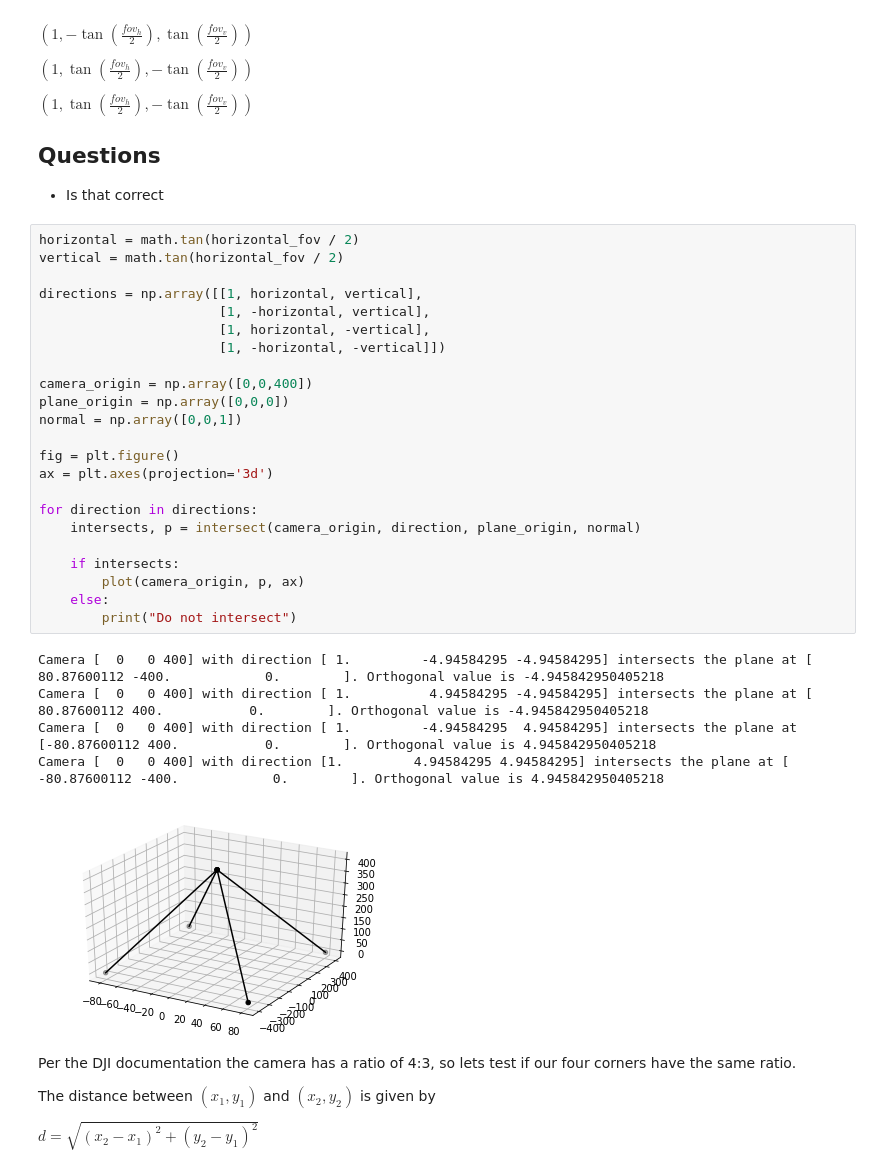
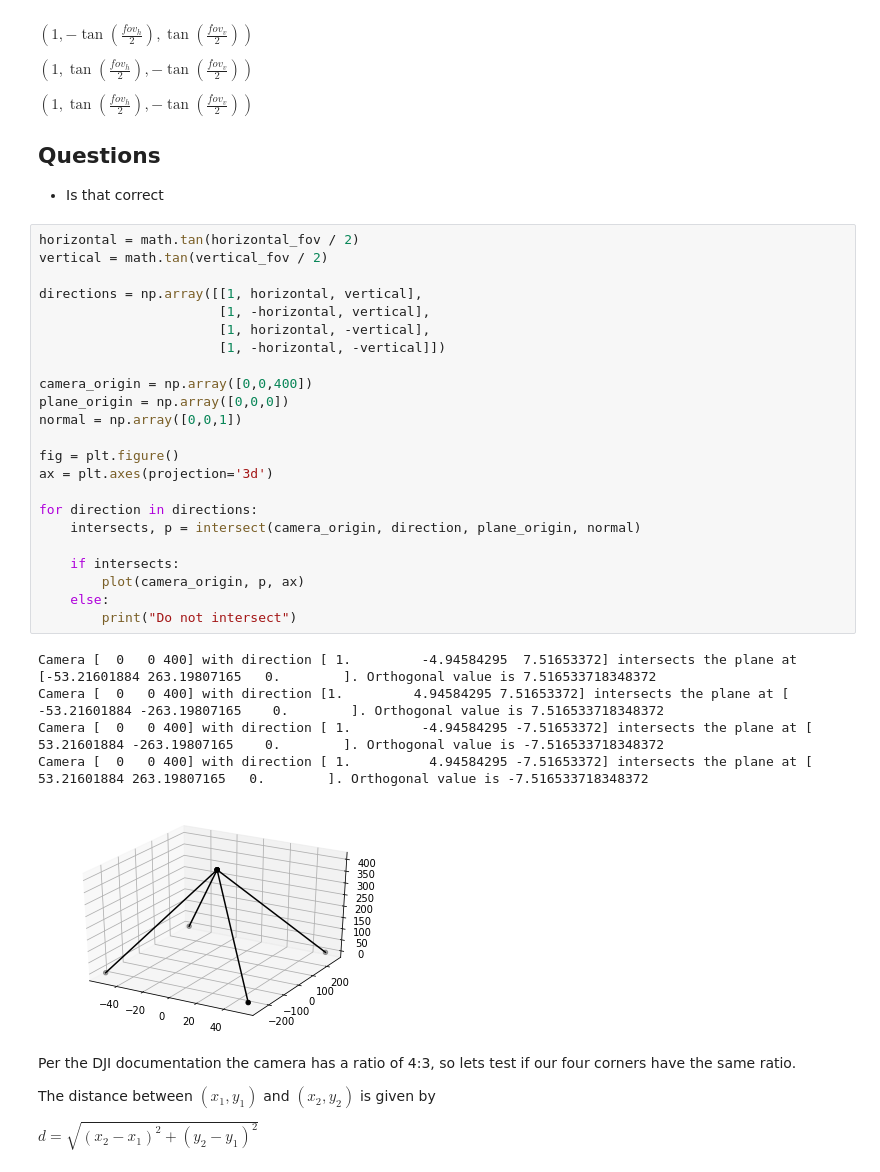
Before and after one commit to mebuie/Jupyter, a Jupyter notebook: RayIntersect.ipynb, the cells around one changed output. Drawn from its saved outputs; the diff is of its cells as text.

```diff
--- a/RayIntersect.ipynb
+++ b/RayIntersect.ipynb
@@ -213,33 +213,33 @@ $(1,\tan(\frac{fov_{h}}{2}),-\tan(\frac{fov_{v}}{2}))$
 - Is that correct
 # %%
 horizontal = math.tan(horizontal_fov / 2)
-vertical = math.tan(horizontal_fov / 2)
+vertical = math.tan(vertical_fov / 2)
 
 directions = np.array([[1, horizontal, vertical],
                        [1, -horizontal, vertical],
                        [1, horizontal, -vertical],
                        [1, -horizontal, -vertical]])
 
 camera_origin = np.array([0,0,400])
 plane_origin = np.array([0,0,0])
 normal = np.array([0,0,1])
 
 fig = plt.figure()
 ax = plt.axes(projection='3d')
 
 for direction in directions:
     intersects, p = intersect(camera_origin, direction, plane_origin, normal)
 
     if intersects:
         plot(camera_origin, p, ax)
     else:
         print("Do not intersect")
 # %% [output]
-Camera [  0   0 400] with direction [ 1.         -4.94584295 -4.94584295] intersects the plane at [  80.87600112 -400.            0.        ]. Orthogonal value is -4.945842950405218
-Camera [  0   0 400] with direction [ 1.          4.94584295 -4.94584295] intersects the plane at [ 80.87600112 400.           0.        ]. Orthogonal value is -4.945842950405218
-Camera [  0   0 400] with direction [ 1.         -4.94584295  4.94584295] intersects the plane at [-80.87600112 400.           0.        ]. Orthogonal value is 4.945842950405218
-Camera [  0   0 400] with direction [1.         4.94584295 4.94584295] intersects the plane at [ -80.87600112 -400.            0.        ]. Orthogonal value is 4.945842950405218
+Camera [  0   0 400] with direction [ 1.         -4.94584295  7.51653372] intersects the plane at [-53.21601884 263.19807165   0.        ]. Orthogonal value is 7.516533718348372
+Camera [  0   0 400] with direction [1.         4.94584295 7.51653372] intersects the plane at [ -53.21601884 -263.19807165    0.        ]. Orthogonal value is 7.516533718348372
+Camera [  0   0 400] with direction [ 1.         -4.94584295 -7.51653372] intersects the plane at [  53.21601884 -263.19807165    0.        ]. Orthogonal value is -7.516533718348372
+Camera [  0   0 400] with direction [ 1.          4.94584295 -7.51653372] intersects the plane at [ 53.21601884 263.19807165   0.        ]. Orthogonal value is -7.516533718348372
-[figure, old version]
+[figure, new version]
 # %% [markdown]
 Per the DJI documentation the camera has a ratio of 4:3, so lets test if our four corners have the same ratio.
 
```
Also changed, not shown: parts of 4 cells of this notebook.
